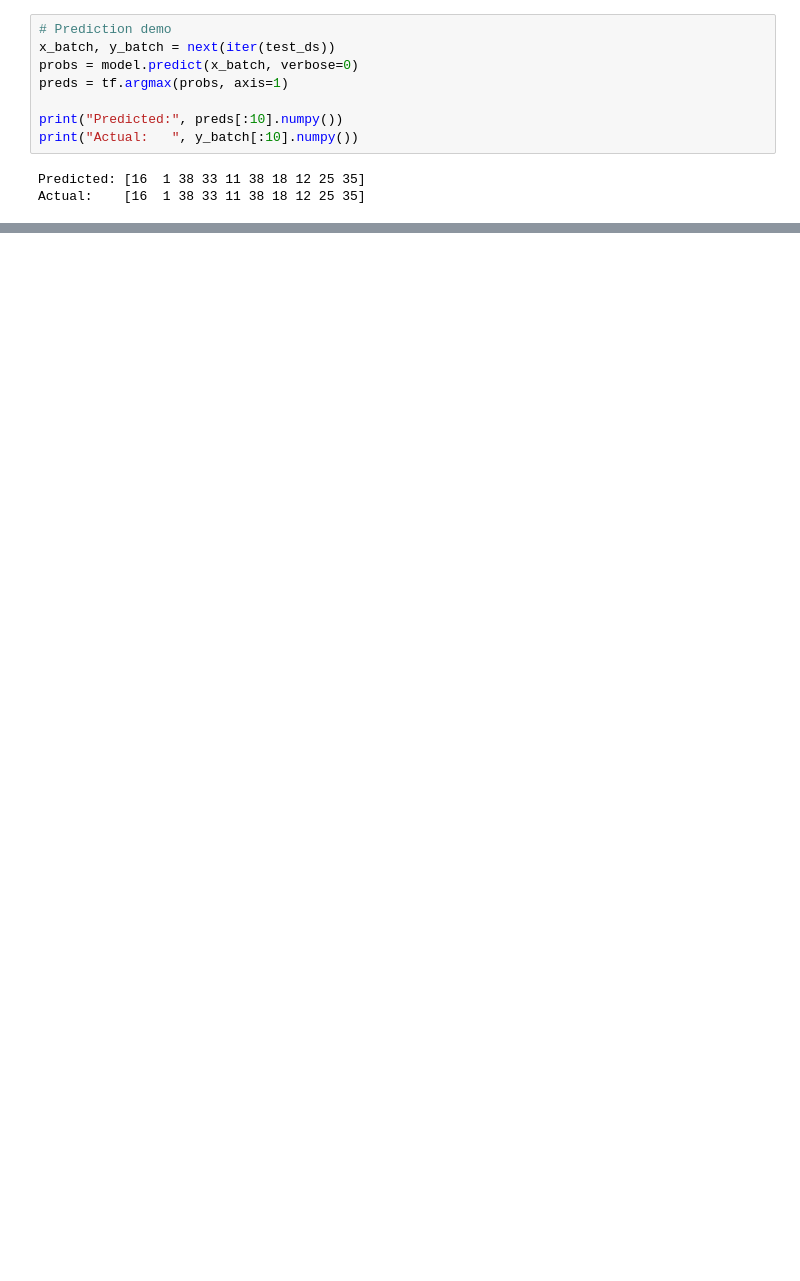
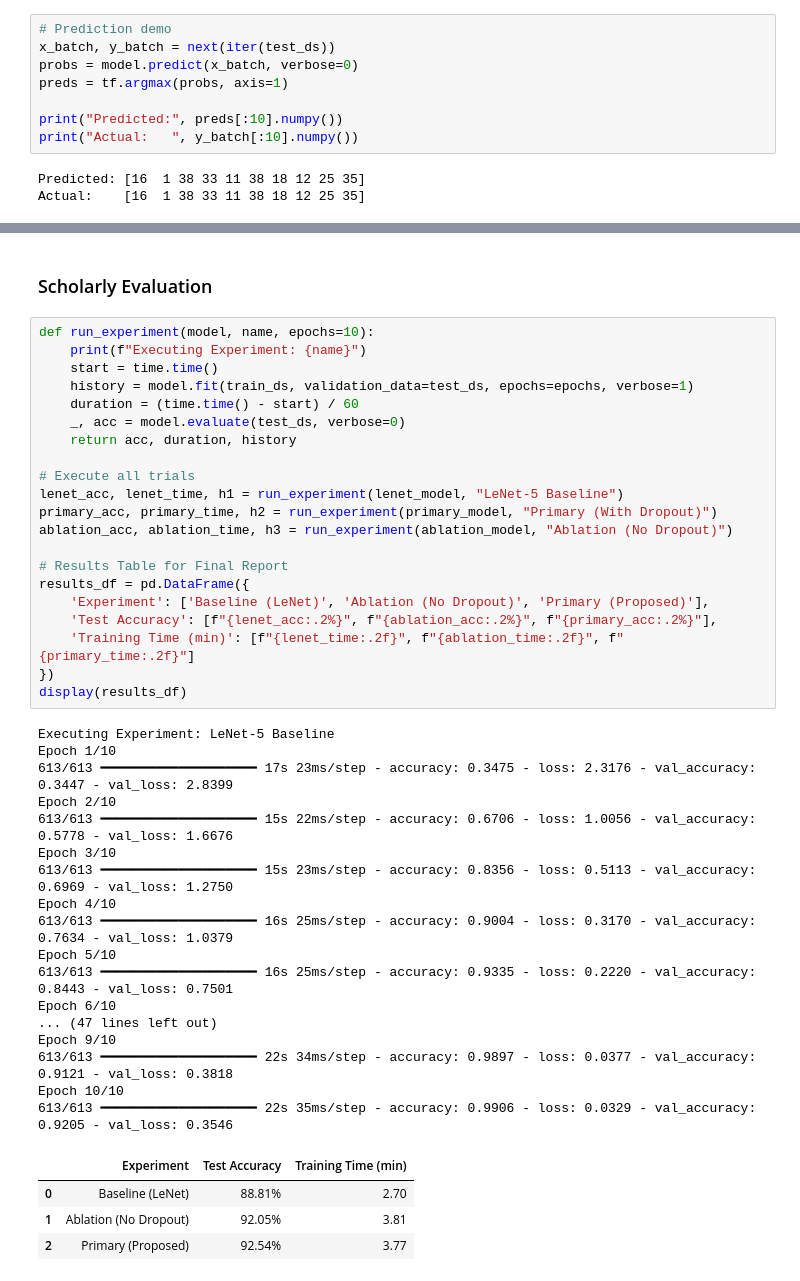
Before and after one commit to shawn01-kubo/DS-6050-Final-Project, a Jupyter notebook: Final project.ipynb, the cells around one changed output, grey strips where cells are left out. Drawn from its saved outputs; the diff is of its cells as text; blank space fills up the shorter version.

```diff
--- a/Final project.ipynb
+++ b/Final project.ipynb
@@ -289,3 +274,48 @@ Epoch 10/10
+# %% [markdown]
+### Scholarly Evaluation
+# %%
+def run_experiment(model, name, epochs=10):
+    print(f"Executing Experiment: {name}")
+    start = time.time()
+    history = model.fit(train_ds, validation_data=test_ds, epochs=epochs, verbose=1)
+    duration = (time.time() - start) / 60
+    _, acc = model.evaluate(test_ds, verbose=0)
+    return acc, duration, history
+
+# Execute all trials
+lenet_acc, lenet_time, h1 = run_experiment(lenet_model, "LeNet-5 Baseline")
+primary_acc, primary_time, h2 = run_experiment(primary_model, "Primary (With Dropout)")
+ablation_acc, ablation_time, h3 = run_experiment(ablation_model, "Ablation (No Dropout)")
+
+# Results Table for Final Report
+results_df = pd.DataFrame({
+    'Experiment': ['Baseline (LeNet)', 'Ablation (No Dropout)', 'Primary (Proposed)'],
+    'Test Accuracy': [f"{lenet_acc:.2%}", f"{ablation_acc:.2%}", f"{primary_acc:.2%}"],
+    'Training Time (min)': [f"{lenet_time:.2f}", f"{ablation_time:.2f}", f"{primary_time:.2f}"]
+})
+display(results_df)
+# %% [output]
+Executing Experiment: LeNet-5 Baseline
+Epoch 1/10
+613/613 ━━━━━━━━━━━━━━━━━━━━ 17s 23ms/step - accuracy: 0.3475 - loss: 2.3176 - val_accuracy: 0.3447 - val_loss: 2.8399
+Epoch 2/10
+613/613 ━━━━━━━━━━━━━━━━━━━━ 15s 22ms/step - accuracy: 0.6706 - loss: 1.0056 - val_accuracy: 0.5778 - val_loss: 1.6676
+Epoch 3/10
+613/613 ━━━━━━━━━━━━━━━━━━━━ 15s 23ms/step - accuracy: 0.8356 - loss: 0.5113 - val_accuracy: 0.6969 - val_loss: 1.2750
+Epoch 4/10
+613/613 ━━━━━━━━━━━━━━━━━━━━ 16s 25ms/step - accuracy: 0.9004 - loss: 0.3170 - val_accuracy: 0.7634 - val_loss: 1.0379
+Epoch 5/10
+613/613 ━━━━━━━━━━━━━━━━━━━━ 16s 25ms/step - accuracy: 0.9335 - loss: 0.2220 - val_accuracy: 0.8443 - val_loss: 0.7501
+Epoch 6/10
+... (47 lines left out)
+Epoch 9/10
+613/613 ━━━━━━━━━━━━━━━━━━━━ 22s 34ms/step - accuracy: 0.9897 - loss: 0.0377 - val_accuracy: 0.9121 - val_loss: 0.3818
+Epoch 10/10
+613/613 ━━━━━━━━━━━━━━━━━━━━ 22s 35ms/step - accuracy: 0.9906 - loss: 0.0329 - val_accuracy: 0.9205 - val_loss: 0.3546
+|  | Experiment | Test Accuracy | Training Time (min) |
+| 0 | Baseline (LeNet) | 88.81% | 2.70 |
+| 1 | Ablation (No Dropout) | 92.05% | 3.81 |
+| 2 | Primary (Proposed) | 92.54% | 3.77 |
 # %%
 # Function to evaluate and plot
 def evaluate_model(model, name):
```
Also changed, not shown: parts of 18 cells of this notebook.
